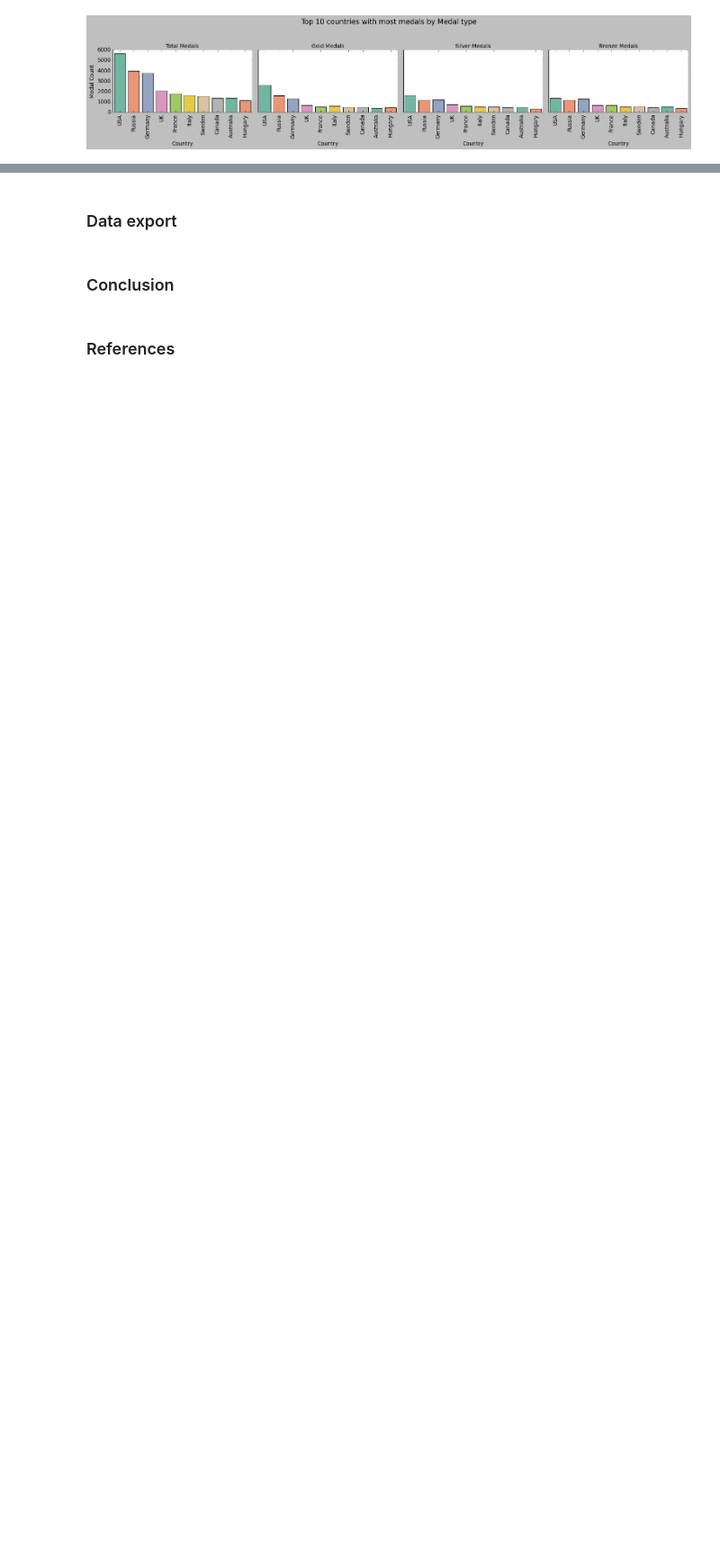
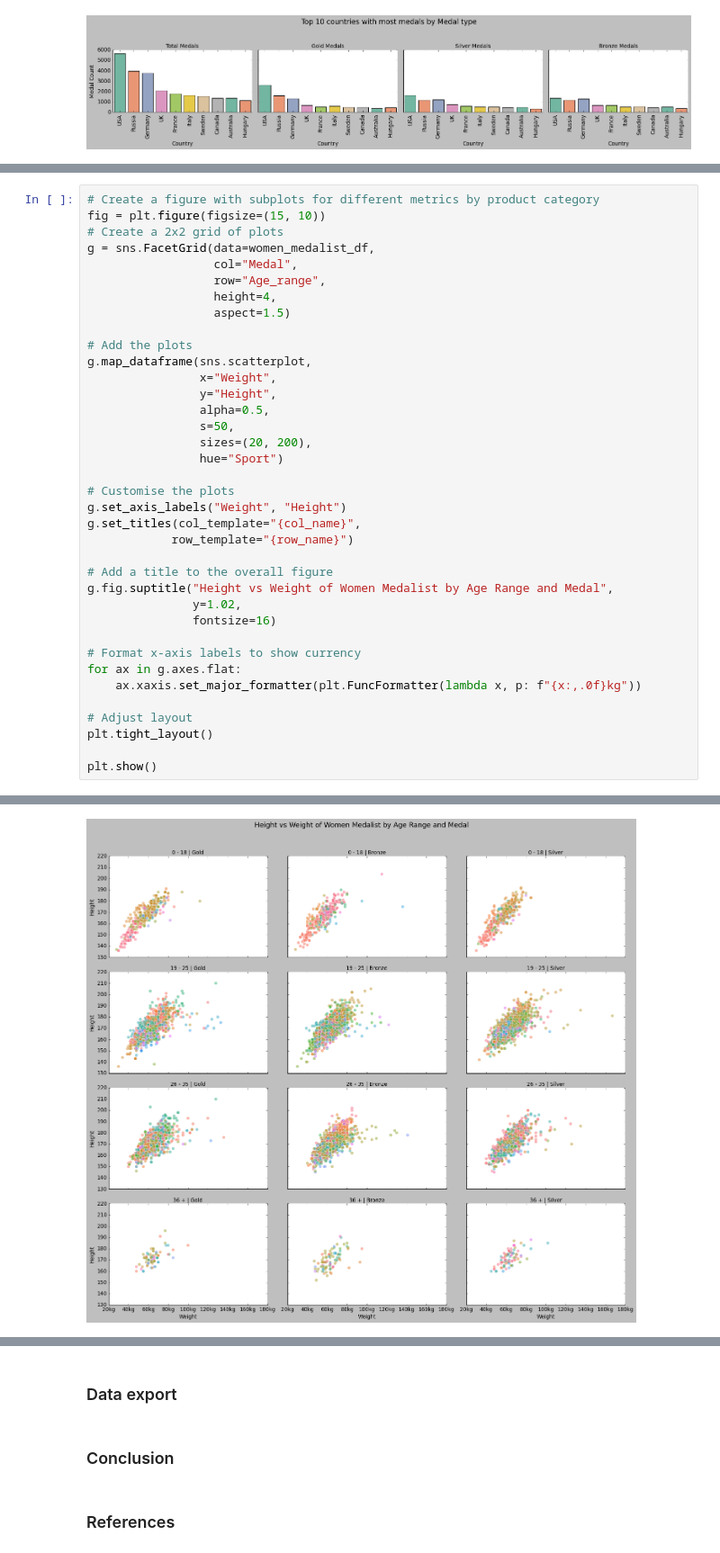
Before and after one commit to chaule146/Group-assessment, a Jupyter notebook: Python Group.ipynb, the cells around one changed output, grey strips where cells are left out. Shown at 90% size. Saved outputs shown, nothing was run; the diff lists cells and outputs as text; blank space fills up the shorter version.

```diff
--- a/Python Group.ipynb
+++ b/Python Group.ipynb
@@ -355,0 +461,38 @@ plt.show()
+# %%
+# Create a figure with subplots for different metrics by product category
+fig = plt.figure(figsize=(15, 10))
+# Create a 2x2 grid of plots
+g = sns.FacetGrid(data=women_medalist_df,
+                  col="Medal",
+                  row="Age_range",
+                  height=4,
+                  aspect=1.5)
+
+# Add the plots
+g.map_dataframe(sns.scatterplot,
+                x="Weight",
+                y="Height",
+                alpha=0.5,
+                s=50,
+                sizes=(20, 200),
+                hue="Sport")
+
+# Customise the plots
+g.set_axis_labels("Weight", "Height")
+g.set_titles(col_template="{col_name}",
+            row_template="{row_name}")
+
+# Add a title to the overall figure
+g.fig.suptitle("Height vs Weight of Women Medalist by Age Range and Medal",
+               y=1.02,
+               fontsize=16)
+
+# Format x-axis labels to show currency
+for ax in g.axes.flat:
+    ax.xaxis.set_major_formatter(plt.FuncFormatter(lambda x, p: f"{x:,.0f}kg"))
+
+# Adjust layout
+plt.tight_layout()
+
+plt.show()
+# %% [output]
@@ -355,0 +500 @@ plt.show()
+[figure, added]
```
Also changed, not shown: parts of 17 cells of this notebook.
